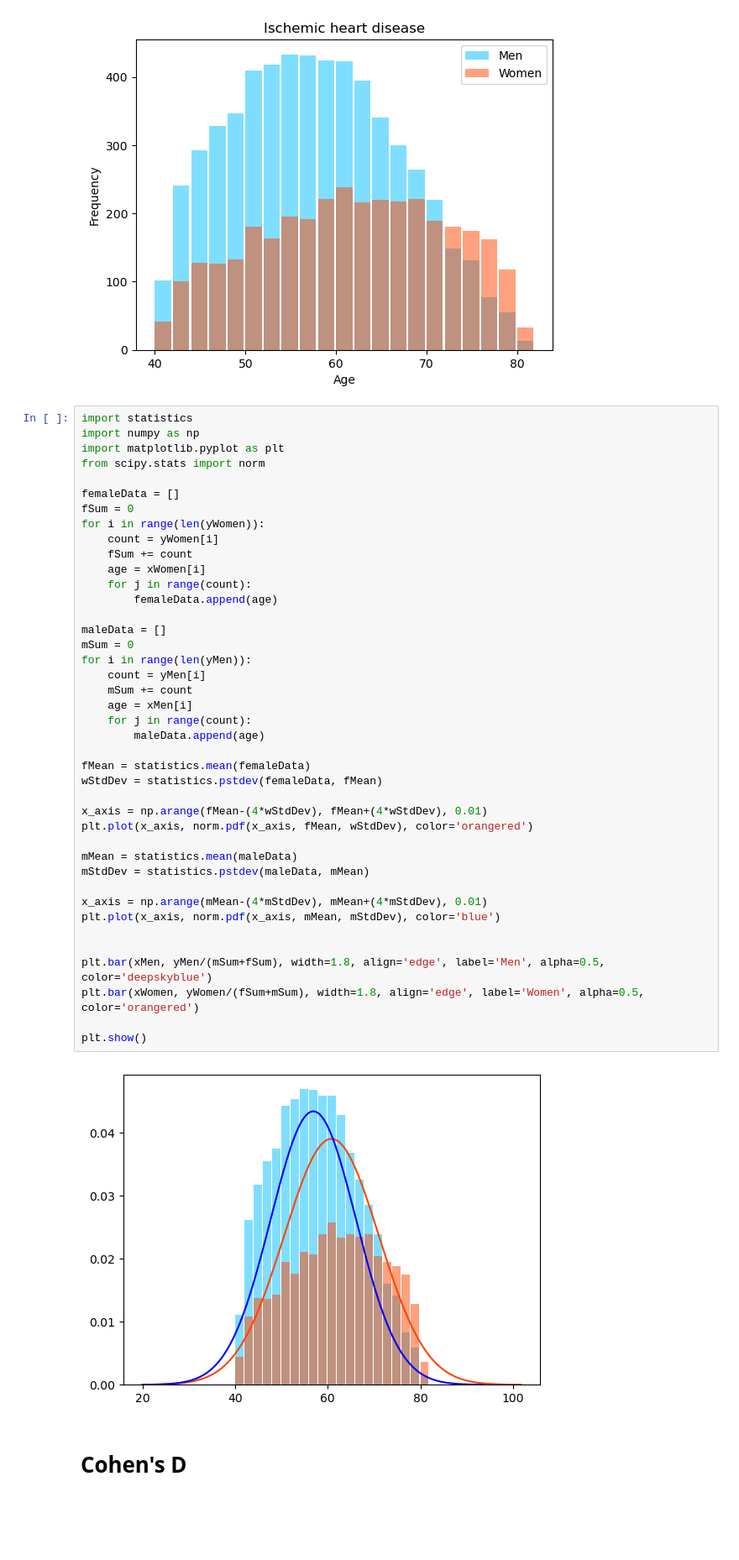
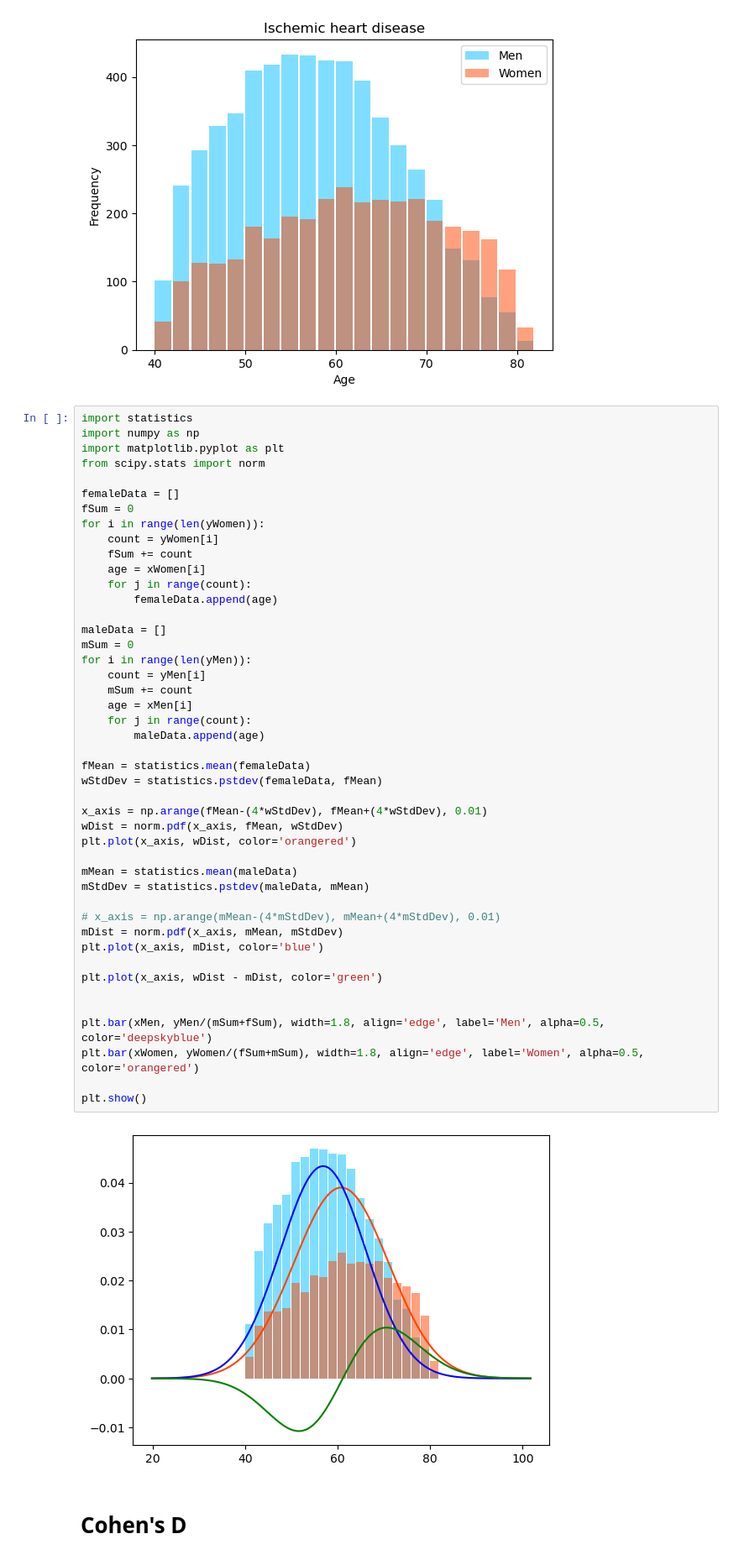
Before and after one commit to EatOreo/DifferentialPrivacyBiasExperiments, a Jupyter notebook: notebooks/isa.ipynb, the cells around one changed output. Shown at 84% size. Drawn from its saved outputs; the diff is of its cells as text; blank space fills up the shorter version.

Commit message:
difference plot?

```diff
--- a/notebooks/isa.ipynb
+++ b/notebooks/isa.ipynb
@@ -49,37 +49,41 @@ for i in range(len(yWomen)):
     count = yWomen[i]
     fSum += count
     age = xWomen[i]
     for j in range(count):
         femaleData.append(age)
 
 maleData = []
 mSum = 0
 for i in range(len(yMen)):
     count = yMen[i]
     mSum += count
     age = xMen[i]
     for j in range(count):
         maleData.append(age)
 
 fMean = statistics.mean(femaleData)
 wStdDev = statistics.pstdev(femaleData, fMean)
 
 x_axis = np.arange(fMean-(4*wStdDev), fMean+(4*wStdDev), 0.01)
-plt.plot(x_axis, norm.pdf(x_axis, fMean, wStdDev), color='orangered')
+wDist = norm.pdf(x_axis, fMean, wStdDev)
+plt.plot(x_axis, wDist, color='orangered')
 
 mMean = statistics.mean(maleData)
 mStdDev = statistics.pstdev(maleData, mMean)
 
-x_axis = np.arange(mMean-(4*mStdDev), mMean+(4*mStdDev), 0.01)
-plt.plot(x_axis, norm.pdf(x_axis, mMean, mStdDev), color='blue')
+# x_axis = np.arange(mMean-(4*mStdDev), mMean+(4*mStdDev), 0.01)
+mDist = norm.pdf(x_axis, mMean, mStdDev)
+plt.plot(x_axis, mDist, color='blue')
+
+plt.plot(x_axis, wDist - mDist, color='green')
 
 
 plt.bar(xMen, yMen/(mSum+fSum), width=1.8, align='edge', label='Men', alpha=0.5, color='deepskyblue')
 plt.bar(xWomen, yWomen/(fSum+mSum), width=1.8, align='edge', label='Women', alpha=0.5, color='orangered')
 
 plt.show()
 # %% [output]
-[figure, old version]
+[figure, new version]
 # %% [markdown]
 # Cohen's D
 # %%
```
Also changed, not shown: parts of 4 cells of this notebook.
